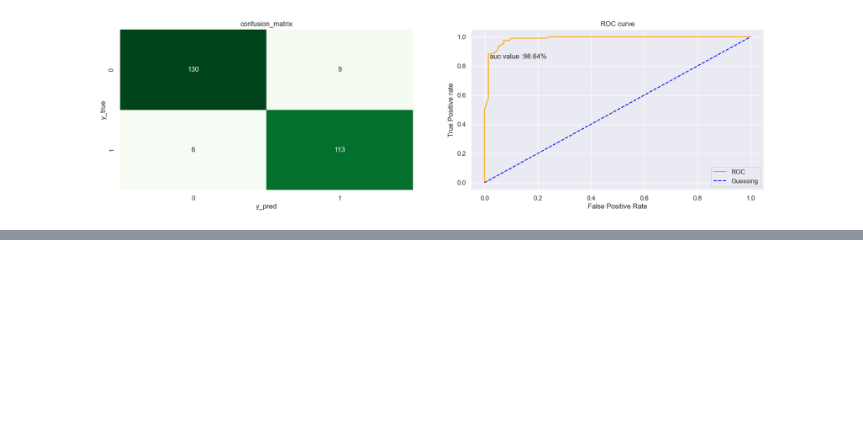
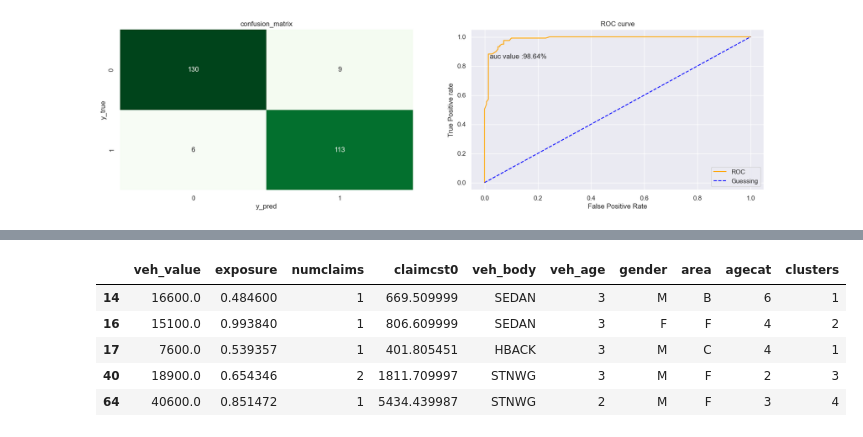
Before and after one commit to omars1234/UnsuperVisedInsuranceAnalysis, a Jupyter notebook: NoteBook.ipynb, the cells around one changed output, grey strips where cells are left out. Saved outputs shown, nothing was run; the diff lists cells and outputs as text; code cells hidden in the pictures; blank space fills up the shorter version.

```diff
--- a/NoteBook.ipynb
+++ b/NoteBook.ipynb
@@ -305,0 +324,13 @@ plot_roc_curve(fpr,tpr);
+# %%
+kmeans = KMeans(n_clusters=5, random_state=0)
+clusters = kmeans.fit_predict(scaled_df)
+df2=df.copy()
+df2['clusters'] = clusters
+df2.head()
+# %% [output]
+|  | veh_value | exposure | numclaims | claimcst0 | veh_body | veh_age | gender | area | agecat | clusters |
+| 14 | 16600.0 | 0.484600 | 1 | 669.509999 | SEDAN | 3 | M | B | 6 | 1 |
+| 16 | 15100.0 | 0.993840 | 1 | 806.609999 | SEDAN | 3 | F | F | 4 | 2 |
+| 17 | 7600.0 | 0.539357 | 1 | 401.805451 | HBACK | 3 | M | C | 4 | 1 |
+| 40 | 18900.0 | 0.654346 | 2 | 1811.709997 | STNWG | 3 | M | F | 2 | 3 |
+| 64 | 40600.0 | 0.851472 | 1 | 5434.439987 | STNWG | 2 | M | F | 3 | 4 |
```
Also changed, not shown: parts of 7 cells of this notebook.
